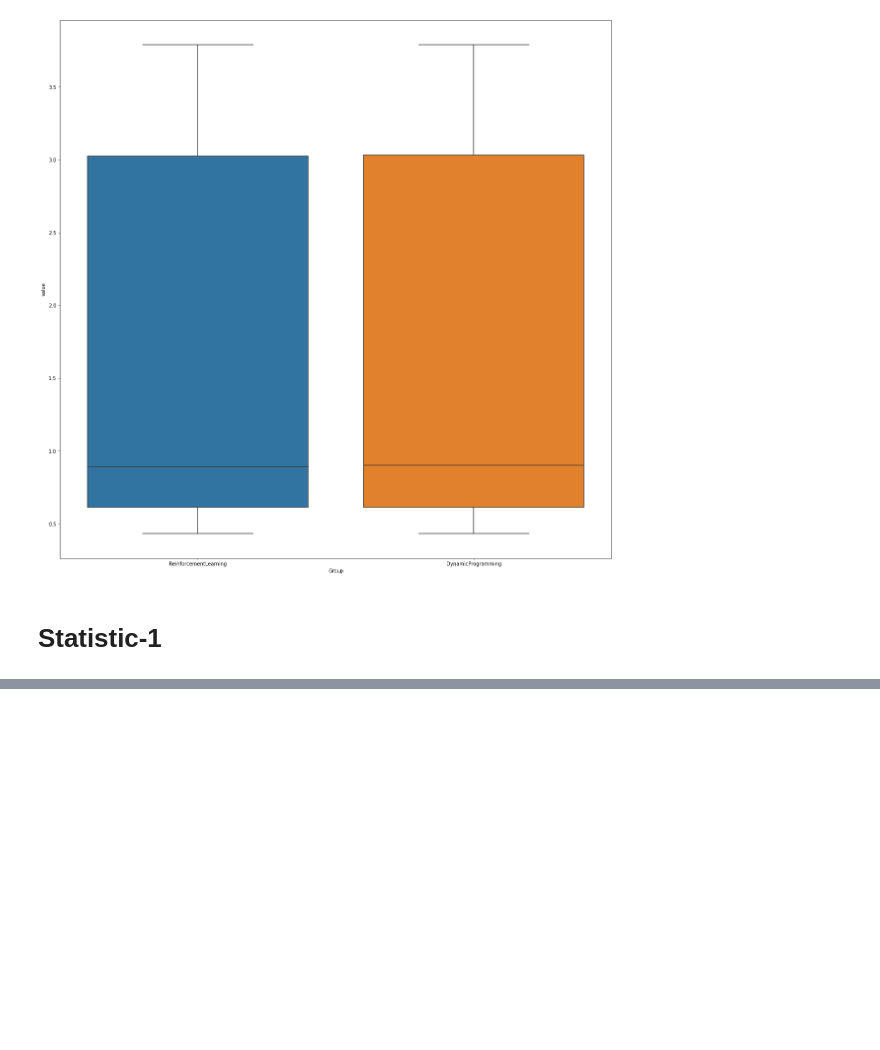
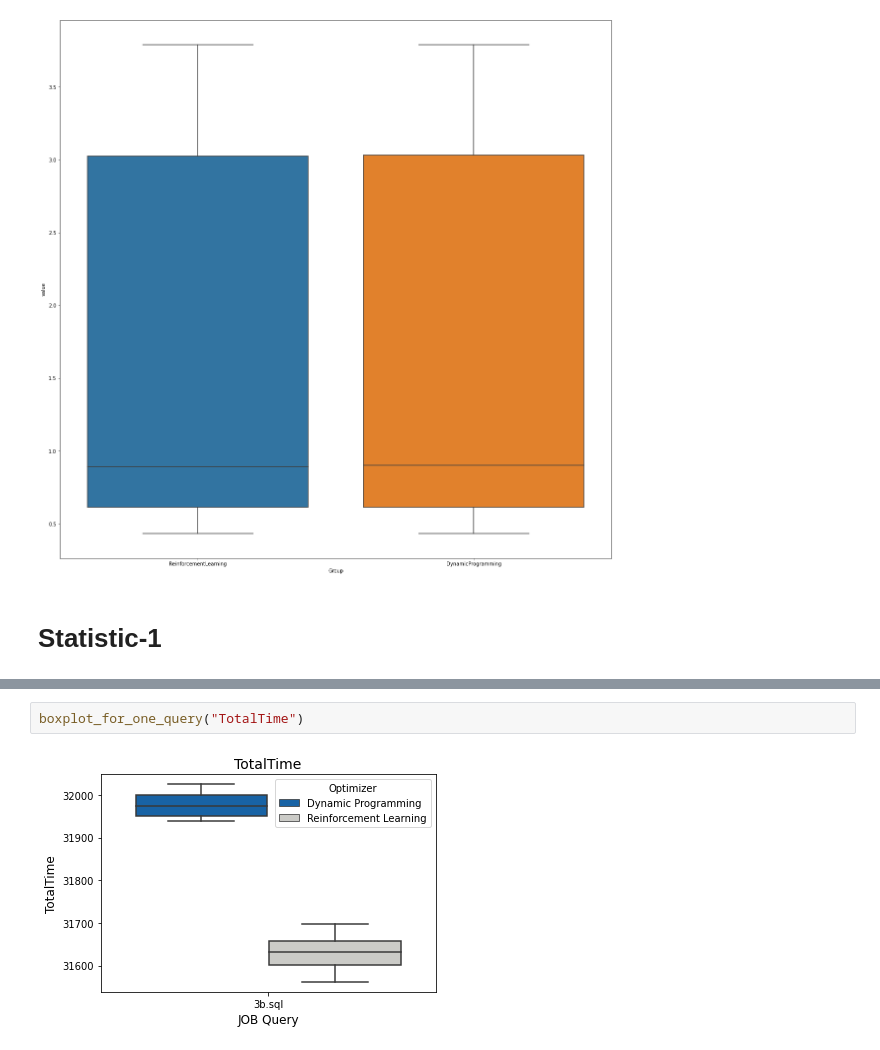
Before and after one commit to ChuyingHe/duckdb-master-rl, a Jupyter notebook: chuying/visualization/2.with timer/Workbook.ipynb, the cells around one changed output, grey strips where cells are left out. Drawn from its saved outputs; the diff is of its cells as text; blank space fills up the shorter version.

```diff
--- a/chuying/visualization/2.with timer/Workbook.ipynb
+++ b/chuying/visualization/2.with timer/Workbook.ipynb
@@ -238,0 +243,4 @@ plt.savefig('boxplot for 1a.pdf')
+# %%
+boxplot_for_one_query("TotalTime")
+# %% [output]
+[figure, added]
```
Also changed, not shown: parts of 7 cells of this notebook, 15 other files.
